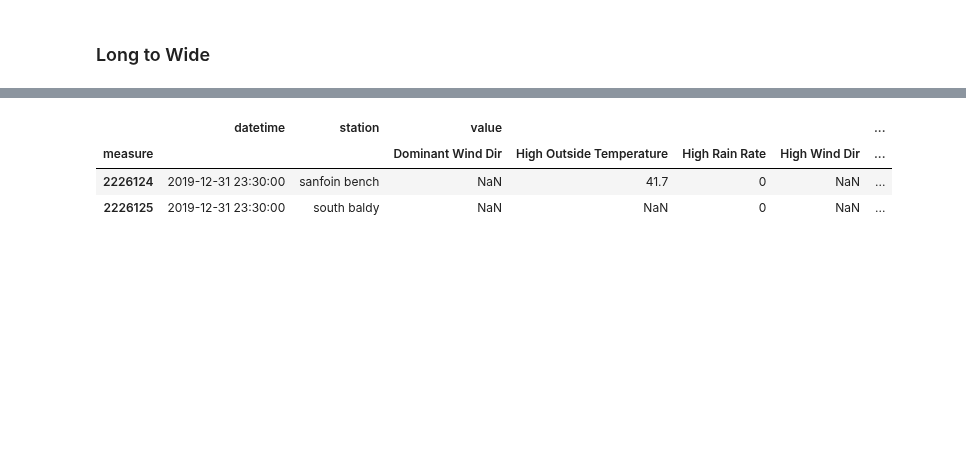
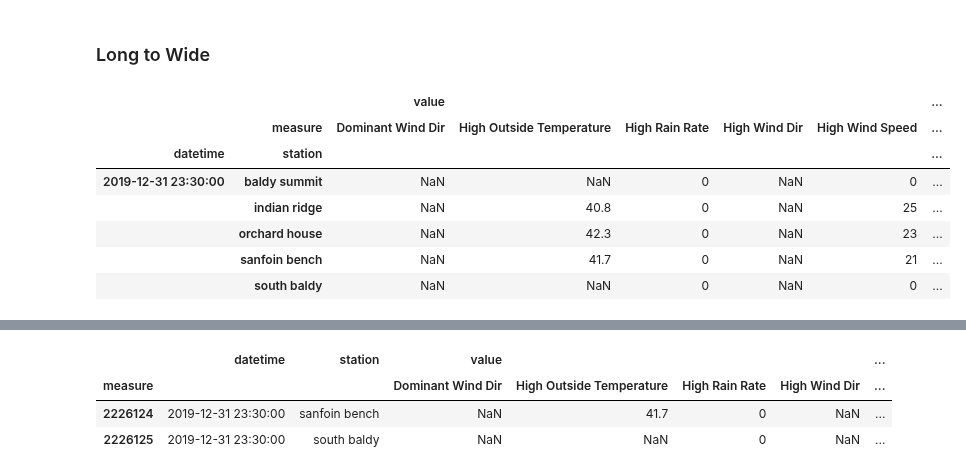
Before and after one commit to samsoe/mpg_notebooks, a Jupyter notebook: mpg_weather_wrangle.ipynb, the cells around one changed output, grey strips where cells are left out. Cells and saved outputs as stored; diff of their text form; code cells hidden in the pictures; blank space fills up the shorter version.

```diff
--- a/mpg_weather_wrangle.ipynb
+++ b/mpg_weather_wrangle.ipynb
@@ -281,5 +365,16 @@ zf = pd.concat(frames)
 ### Long to Wide
 # %%
 wf = zf.set_index(['datetime', 'station', 'measure'])
+# %%
+wf.tail()
+# %% [output]
+|  |  | value |  |  |  |  | ... |
+|  | measure | Dominant Wind Dir | High Outside Temperature | High Rain Rate | High Wind Dir | High Wind Speed | ... |
+| datetime | station |  |  |  |  |  | ... |
+| 2019-12-31 23:30:00 | baldy summit | NaN | NaN | 0 | NaN | 0 | ... |
+|  | indian ridge | NaN | 40.8 | 0 | NaN | 25 | ... |
+|  | orchard house | NaN | 42.3 | 0 | NaN | 23 | ... |
+|  | sanfoin bench | NaN | 41.7 | 0 | NaN | 21 | ... |
+|  | south baldy | NaN | NaN | 0 | NaN | 0 | ... |
 # %%
 wf = wf.unstack()
```
Also changed, not shown: parts of 18 cells of this notebook.
